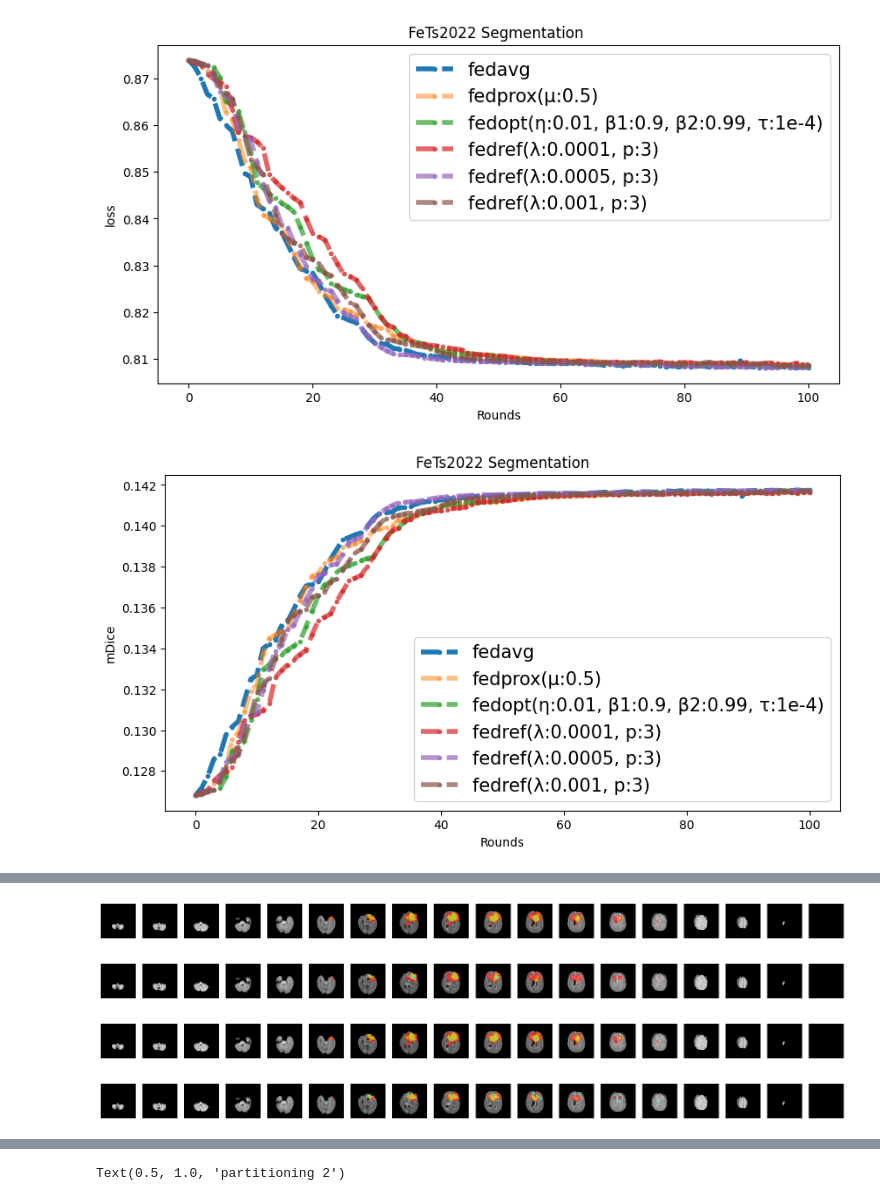
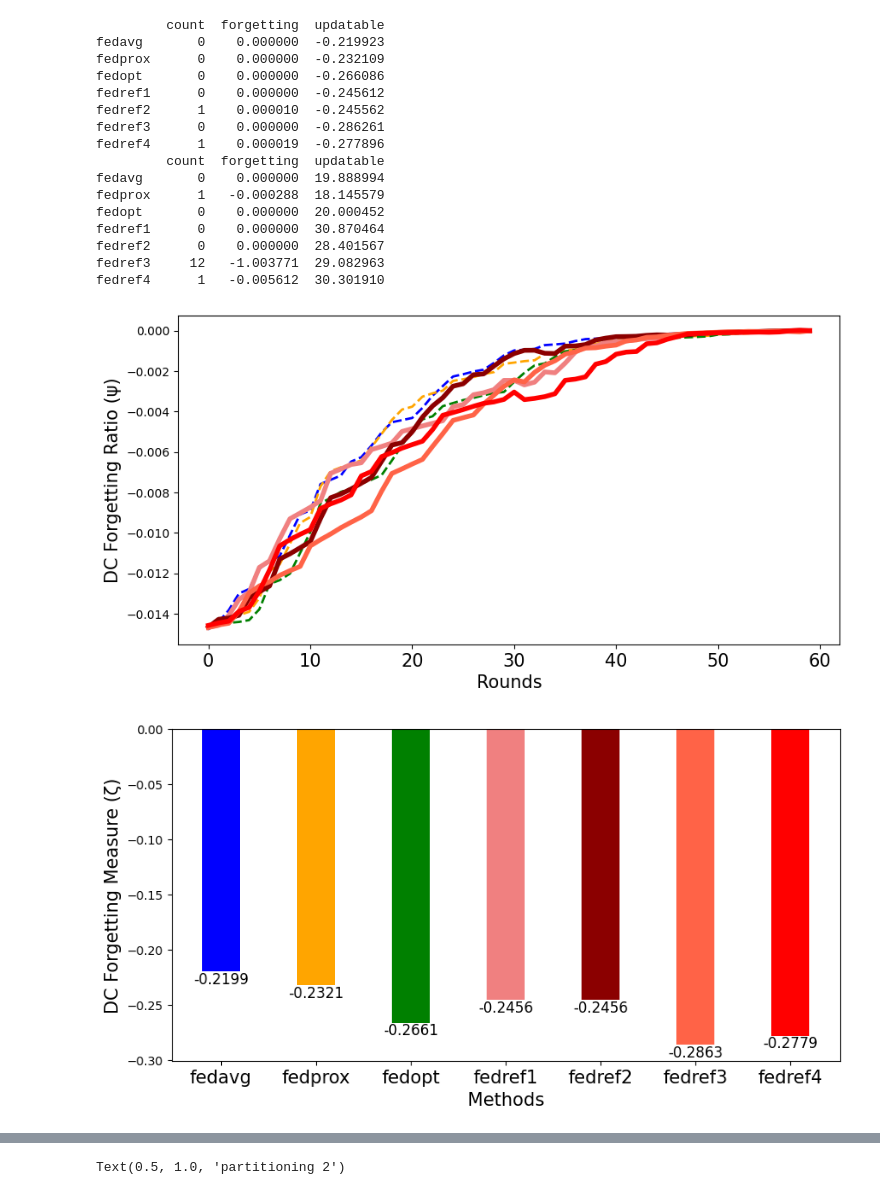
Before and after one commit to TaehwanY98/Fed-Ref, a Jupyter notebook: 3.Fets2022.ipynb, the cells around one changed output, grey strips where cells are left out. Drawn from its saved outputs; the diff is of its cells as text; code cells hidden in the pictures.

```diff
--- a/3.Fets2022.ipynb
+++ b/3.Fets2022.ipynb
@@ -66,0 +80,20 @@ def ploting(fedavg, fedprox, fedref, title="MNIST Classification", zoom_min = 20
+# %%
+n=60
+fedavg = pd.read_csv("Result/fedavg/fedavg_fets.csv")
+fedprox = pd.read_csv("Result/fedprox/fedprox_fets.csv")
+fedopt = pd.read_csv("Result/fedopt/fedopt_fets.csv")
+fedref = [{**fedopt.to_dict("series"), **{"label":"fedopt(η:0.01, β1:0.9, β2:0.99, τ:1e-4)"}},
+    {**pd.read_csv("./Result/fedref/fedref_fets_lda11.0_p1.csv").to_dict("series"), **{"label":"fedref(λg:0.1, ρ:1)"}},
+    {**pd.read_csv("./Result/fedref/fedref_fets_lda11.0_p3.csv").to_dict("series"), **{"label":"fedref(λg:0.1, ρ:3)"}},
+    {**pd.read_csv("./Result/fedref/fedref_fets_lda11.0_p5.csv").to_dict("series"), **{"label":"fedref(λg:0.1, ρ:5)"}},
+    {**pd.read_csv("./Result/fedref/fedref_fets_lda11.0_p7.csv").to_dict("series"), **{"label":"fedref(λg:0.1, ρ:7)"}}
+    ]
+loss_std = max([fedavg["loss"][:n].min()]+[fedprox["loss"][:n].min()]+[min(l["loss"][:n]) for i,l in enumerate(fedref)])
+loss_std2 = abs(sum([l["loss"].std() for i,l in enumerate(fedref)])/(len(fedref)))
+acc_std = min([fedavg["mDice"][:n].max()]+[fedprox["mDice"][:n].max()]+[l["mDice"][:n].max() for i,l in enumerate(fedref)])
+acc_std2 = abs(sum([l["mDice"][:n].std() for i,l in enumerate(fedref)])/(len(fedref)))
+f1_score_std = abs(sum([l["mHF95"][:n].std() for i,l in enumerate(fedref)])/(len(fedref)))
+f1_score_std2 = max([fedavg["mHF95"][:n].min()]+[fedprox["mHF95"][:n].min()]+[min(l["mHF95"][:n]) for i,l in enumerate(fedref)])
+ploting(fedavg, fedprox, fedref, title="FeTs2022 Segmentation ", metric="loss", num=n, thresholds=[loss_std+1*loss_std2, loss_std+0.5*loss_std2, loss_std])
+ploting(fedavg, fedprox, fedref, title="FeTs2022 Segmentation", metric="mDice", num=n, thresholds=[acc_std-1*acc_std2, acc_std-0.5*acc_std2, acc_std])
+ploting(fedavg, fedprox, fedref, title="FeTs2022 Segmentation", metric="mHF95", num=n, thresholds=[f1_score_std2+1*f1_score_std, f1_score_std2+0.5*f1_score_std, f1_score_std2])
@@ -67,15 +234,32 @@ def ploting(fedavg, fedprox, fedref, title="MNIST Classification", zoom_min = 20
 # %%
+n=60
 fedavg = pd.read_csv("Result/fedavg/fedavg_fets.csv")
 fedprox = pd.read_csv("Result/fedprox/fedprox_fets.csv")
 fedopt = pd.read_csv("Result/fedopt/fedopt_fets.csv")
-fedref = [{**fedopt.to_dict("series"), **{"label":"fedopt(η:0.01, β1:0.9, β2:0.99, τ:1e-4)"}},
-    {**pd.read_csv("./Result/fedref/fedref_fets_lda0.001_p3.csv").to_dict("series"), **{"label":"fedref(λ:0.0001, p:3)"}},
-    {**pd.read_csv("./Result/fedref/fedref_fets_lda0.005_p3.csv").to_dict("series"), **{"label":"fedref(λ:0.0005, p:3)"}},
-    {**pd.read_csv("./Result/fedref/fedref_fets_lda0.01_p3.csv").to_dict("series"), **{"label":"fedref(λ:0.001, p:3)"}},
+fedref = [
+    {**pd.read_csv("./Result/fedref/fedref_fets_lda11.0_p1.csv").to_dict("series"), **{"label":"fedref(λg:0.1, ρ:1)"}},
+    {**pd.read_csv("./Result/fedref/fedref_fets_lda11.0_p3.csv").to_dict("series"), **{"label":"fedref(λg:0.1, ρ:3)"}},
+    {**pd.read_csv("./Result/fedref/fedref_fets_lda11.0_p5.csv").to_dict("series"), **{"label":"fedref(λg:0.1, ρ:5)"}},
+    {**pd.read_csv("./Result/fedref/fedref_fets_lda11.0_p7.csv").to_dict("series"), **{"label":"fedref(λg:0.1, ρ:7)"}}
     ]
-ploting(fedavg, fedprox, fedref, title="FeTs2022 Segmentation ", zoom_min=20, zoom_max=25, inset=False, metric="loss", minimum_y=0.1)
-ploting(fedavg, fedprox, fedref, title="FeTs2022 Segmentation", zoom_min=20, zoom_max=25, inset=False, metric="mDice", minimum_y=0.1)
-ploting(fedavg, fedprox, fedref, title="FeTs2022 Segmentation", zoom_min=20, zoom_max=25, inset=False, metric="mHF95", minimum_y=0.1)
+whole_forgetting(fedavg, fedprox, fedopt,fedref, metrics=["mDice"], num=n)
+whole_forgetting(fedavg, fedprox, fedopt,fedref, metrics=["mHF95"], num=n)
 # %% [output]
+         count  forgetting  updatable
+fedavg       0    0.000000  -0.219923
+fedprox      0    0.000000  -0.232109
+fedopt       0    0.000000  -0.266086
+fedref1      0    0.000000  -0.245612
+fedref2      1    0.000010  -0.245562
+fedref3      0    0.000000  -0.286261
+fedref4      1    0.000019  -0.277896
+         count  forgetting  updatable
+fedavg       0    0.000000  19.888994
+fedprox      1   -0.000288  18.145579
+fedopt       0    0.000000  20.000452
+fedref1      0    0.000000  30.870464
+fedref2      0    0.000000  28.401567
+fedref3     12   -1.003771  29.082963
+fedref4      1   -0.005612  30.301910
-[figure, old version]
+[figure, new version]
-[figure, old version]
+[figure, new version]
@@ -220,16 +267,0 @@ net = Custom3DUnet(1, 4, True, f_maps=4, layer_order="gcr", num_groups=4).to(DEV
-# %%
-net.load_state_dict(torch.load("./Models/FedAvgFeTs2022/net.pt"))
-visualization2(net, visualset, index, nslice, DEVICE)
-if not skip:
-    print(evaluation(net, fetsloader, diceLoss, hausdolf95, jaccardf, DEVICE))
-# %% [output]
-[figure, removed]
-[figure, removed]
-# %%
-net.load_state_dict(torch.load("./Models/FedProxFeTs2022/net.pt"))
-visualization2(net, visualset, index, nslice, DEVICE)
-if not skip:
-    print(evaluation(net, fetsloader, diceLoss, hausdolf95, jaccardf, DEVICE))
-# %% [output]
-[figure, removed]
-[figure, removed]
```
Also changed, not shown: parts of 14 cells of this notebook, 23 other files.
